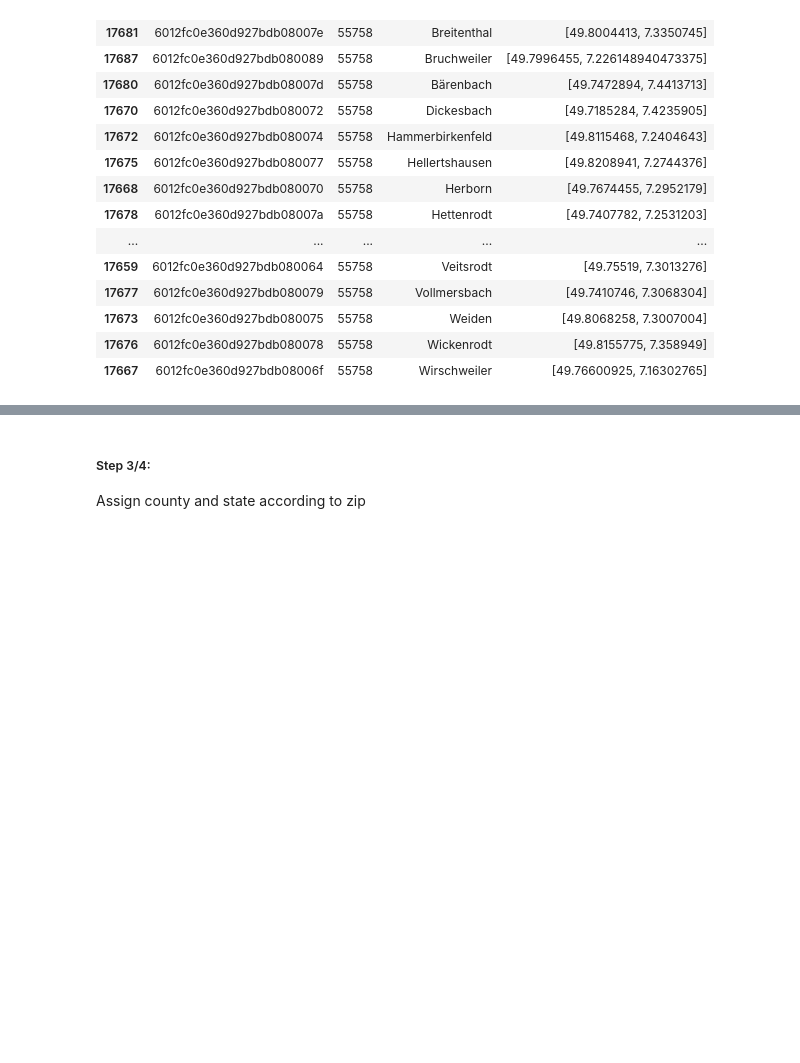
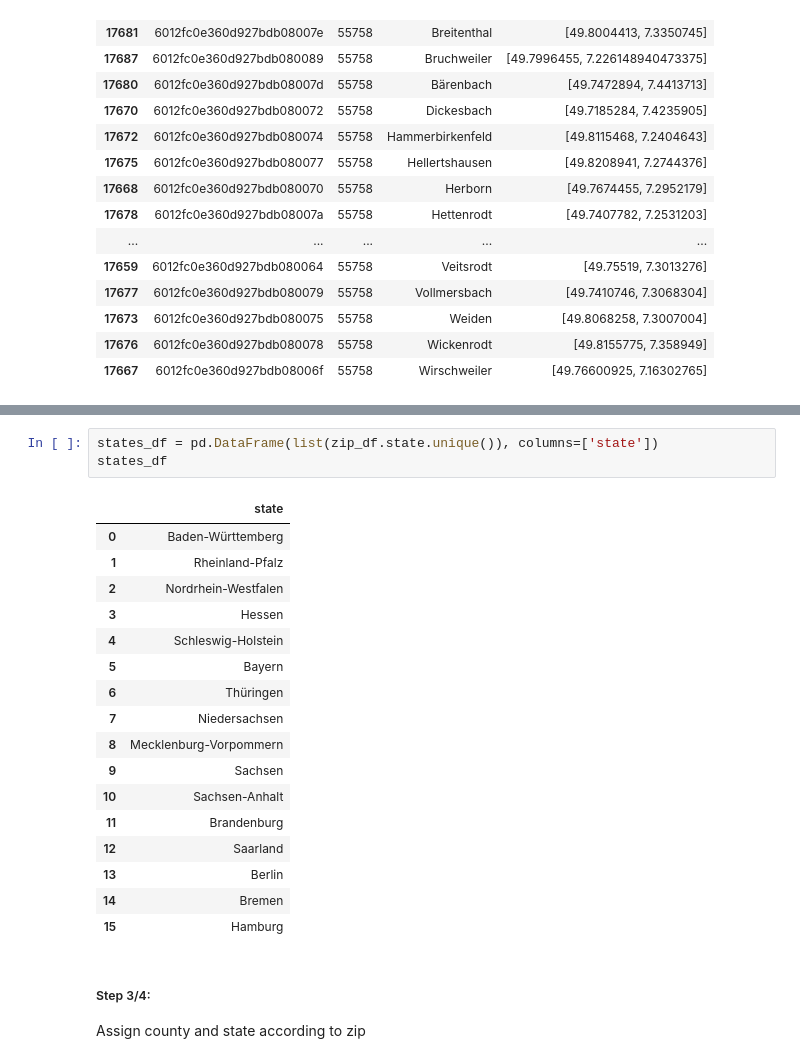
Before and after one commit to mayo-s/phonebookdiver, a Jupyter notebook: jupyter/phonebookdiver_notebook.ipynb, the cells around one changed output, grey strips where cells are left out. Cells and saved outputs as stored; diff of their text form; blank space fills up the shorter version.

Commit message:
Add queries to grab unique counties and unique states

```diff
--- a/jupyter/phonebookdiver_notebook.ipynb
+++ b/jupyter/phonebookdiver_notebook.ipynb
@@ -1029,3 +1047,24 @@ geodata_df.loc[geodata_df['zip'] == '55758'].sort_values(by='city')
+# %%
+states_df = pd.DataFrame(list(zip_df.state.unique()), columns=['state'])
+states_df
+# %% [output]
+|  | state |
+| 0 | Baden-Württemberg |
+| 1 | Rheinland-Pfalz |
+| 2 | Nordrhein-Westfalen |
+| 3 | Hessen |
+| 4 | Schleswig-Holstein |
+| 5 | Bayern |
+| 6 | Thüringen |
+| 7 | Niedersachsen |
+| 8 | Mecklenburg-Vorpommern |
+| 9 | Sachsen |
+| 10 | Sachsen-Anhalt |
+| 11 | Brandenburg |
+| 12 | Saarland |
+| 13 | Berlin |
+| 14 | Bremen |
+| 15 | Hamburg |
 # %% [markdown]
 ##### Step 3/4:
 Assign county and state according to zip
```
Also changed, not shown: parts of 4 cells of this notebook.
